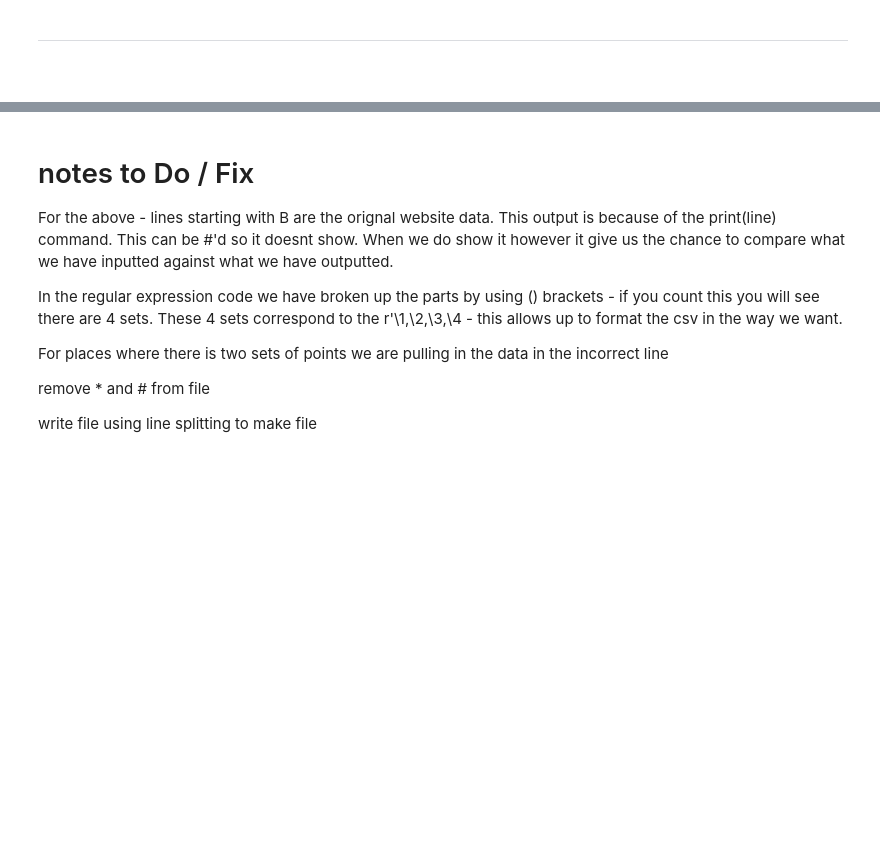
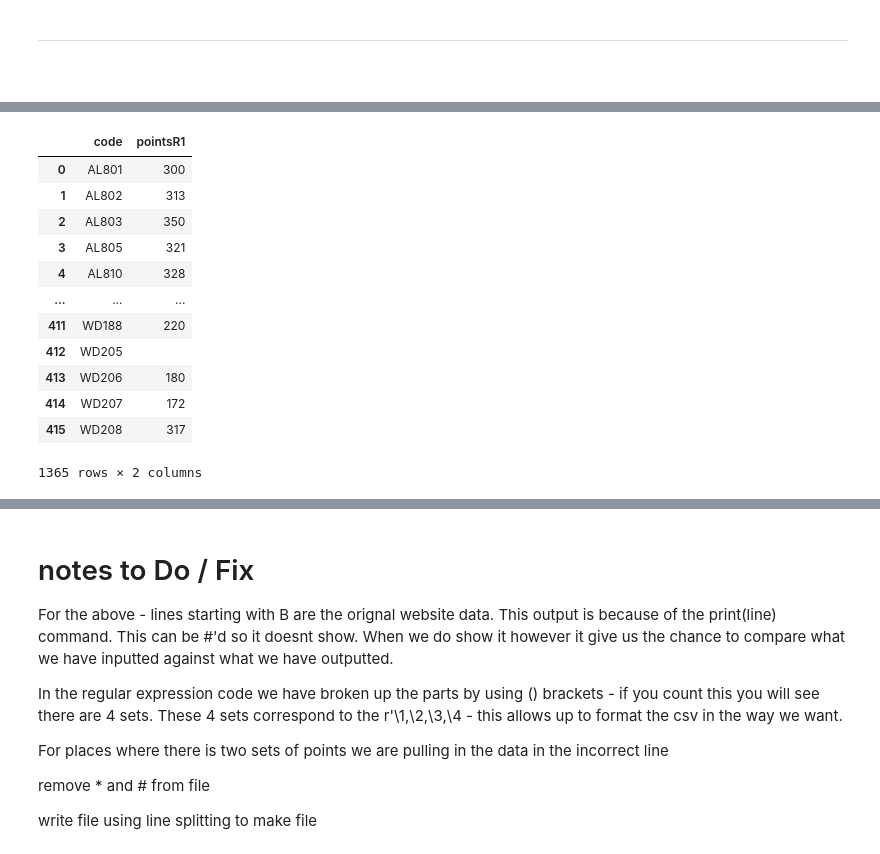
Before and after one commit to VCurry20/FDAProject2021, a Jupyter notebook: cao.ipynb, the cells around one changed output, grey strips where cells are left out. Cells and saved outputs as stored; diff of their text form; code cells hidden in the pictures; blank space fills up the shorter version.

Commit message:
round 1/2 2021

```diff
--- a/cao.ipynb
+++ b/cao.ipynb
@@ -385,7 +349,11 @@ df2021_76
 | 415 | WD208 | Manufacturing Engineering ... | 317 | NaN |
 416 rows × 4 columns
 # %%
-df2021_76 = df2021_76.replace(['AQA'],'')
+df2021_76 = df2021_76.replace('AQA','',regex=True)
+# %%
+df2021_76 = df2021_76.replace('\*','',regex=True)
+# %%
+df2021_76 = df2021_76.replace('\#','',regex=True)
 # %%
 df2021_76
 # %% [output]
@@ -1124,0 +1217,20 @@ The number of courses available in 2019 was 1391.
+# %%
+# round 1 2021 Data -
+
+points_1_2021 = courses2021[["code", "pointsR1"]]
+# %%
+points_1_2021
+# %% [output]
+|  | code | pointsR1 |
+| 0 | AL801 | 300 |
+| 1 | AL802 | 313 |
+| 2 | AL803 | 350 |
+| 3 | AL805 | 321 |
+| 4 | AL810 | 328 |
+| ... | ... | ... |
+| 411 | WD188 | 220 |
+| 412 | WD205 |  |
+| 413 | WD206 | 180 |
+| 414 | WD207 | 172 |
+| 415 | WD208 | 317 |
+1365 rows × 2 columns
```
Also changed, not shown: parts of 38 cells of this notebook, 10 other files.
